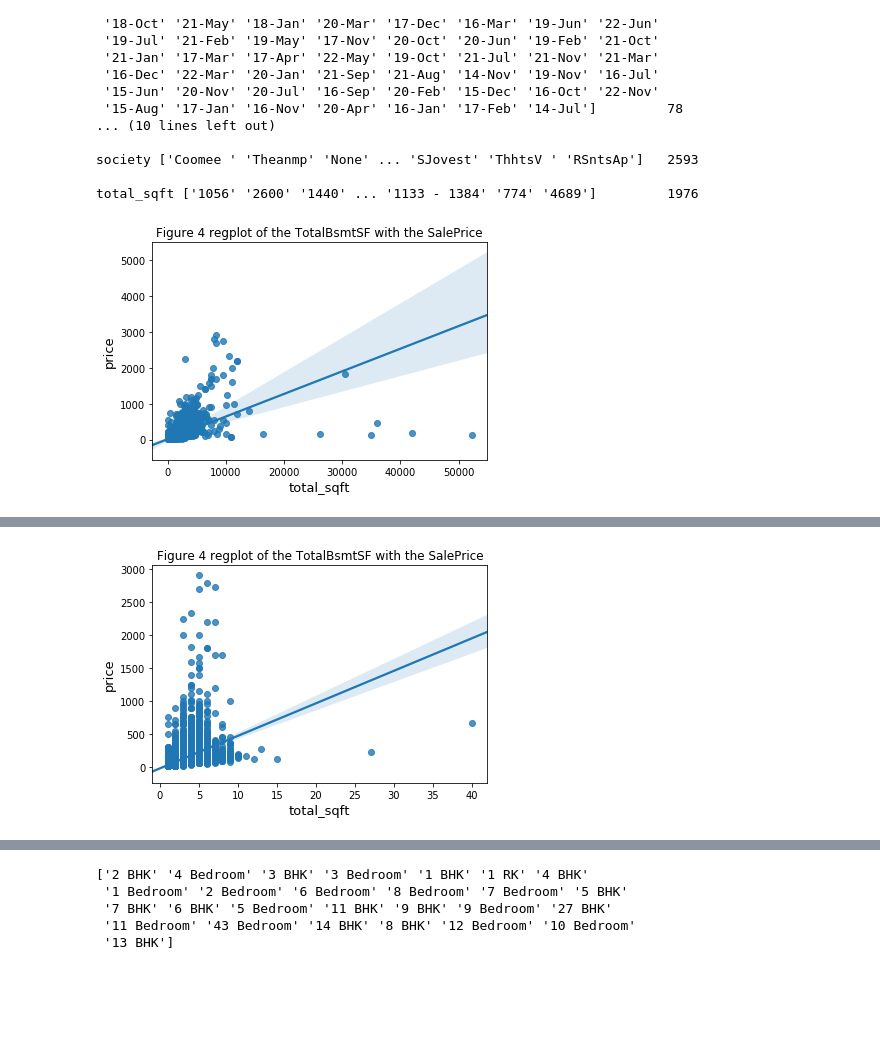
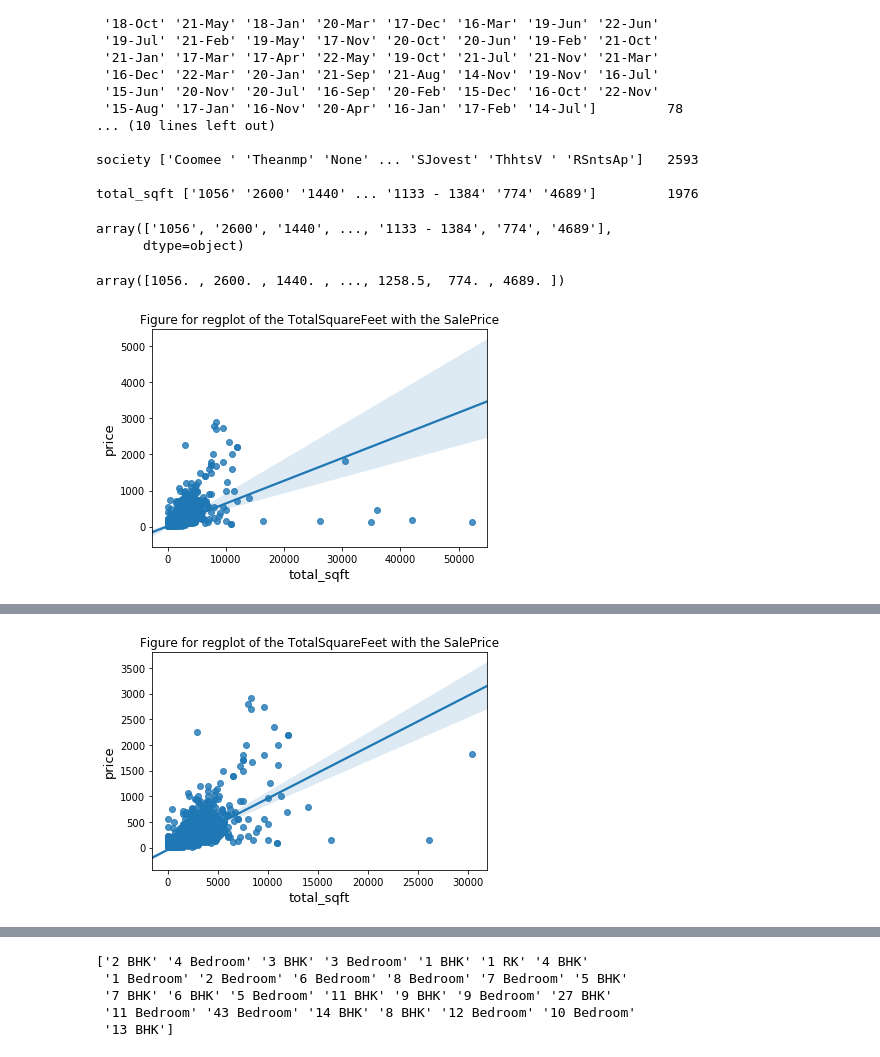
Before and after one commit to MDM0764/Bangalore-House-Price-Prediction, a Jupyter notebook: Bangalore_prediction.ipynb, the cells around one changed output, grey strips where cells are left out. Saved outputs shown, nothing was run; the diff lists cells and outputs as text; code cells hidden in the pictures; blank space fills up the shorter version.

```diff
--- a/Bangalore_prediction.ipynb
+++ b/Bangalore_prediction.ipynb
@@ -128,6 +128,11 @@ availability ['19-Dec' 'Ready To Move' '18-Feb' '18-Nov' '18-May' '20-Dec' '17-O
 society ['Coomee ' 'Theanmp' 'None' ... 'SJovest' 'ThhtsV ' 'RSntsAp']   2593
 
 total_sqft ['1056' '2600' '1440' ... '1133 - 1384' '774' '4689']         1976
+# %%
+data_train.total_sqft.unique()
+# %% [output]
+array(['1056', '2600', '1440', ..., '1133 - 1384', '774', '4689'],
+      dtype=object)
 # %%
 def change_to_float(area_size):
     if isinstance(area_size, str):
@@ -143,14 +148,18 @@ def change_to_float(area_size):
     return area_size
 # %%
 data_train['total_sqft'] = data_train['total_sqft'].apply(lambda x : change_to_float(x))
+# %%
+data_train['total_sqft'].unique()
+# %% [output]
+array([1056. , 2600. , 1440. , ..., 1258.5,  774. , 4689. ])
 # %%
 ax = sns.regplot(x=data_train['total_sqft'], y=data_train['price'])
 plt.ylabel('price', fontsize= 13)
 plt.xlabel('total_sqft', fontsize= 13)
-plt.title('Figure 4 regplot of the TotalBsmtSF with the SalePrice', fontsize= 12);
+plt.title('Figure for regplot of the TotalSquareFeet with the SalePrice', fontsize= 12);
 plt.show()
 # %% [output]
-[figure, old version]
+[figure, new version]
 # %%
 g_out = data_train.sort_values(by="total_sqft", ascending = False).head(2)
 g_out
@@ -161,10 +170,10 @@ g_out
 # %%
 data_train.drop([1894,5393,5469,674], inplace = True)
 # %%
-ax = sns.regplot(x=data_train['bath'], y=data_train['price'])
+ax = sns.regplot(x=data_train['total_sqft'], y=data_train['price'])
 plt.ylabel('price', fontsize= 13)
 plt.xlabel('total_sqft', fontsize= 13)
-plt.title('Figure 4 regplot of the TotalBsmtSF with the SalePrice', fontsize= 12);
+plt.title('Figure for regplot of the TotalSquareFeet with the SalePrice', fontsize= 12);
 plt.show()
 # %% [output]
-[figure, old version]
+[figure, new version]
```
Also changed, not shown: parts of 14 cells of this notebook.
